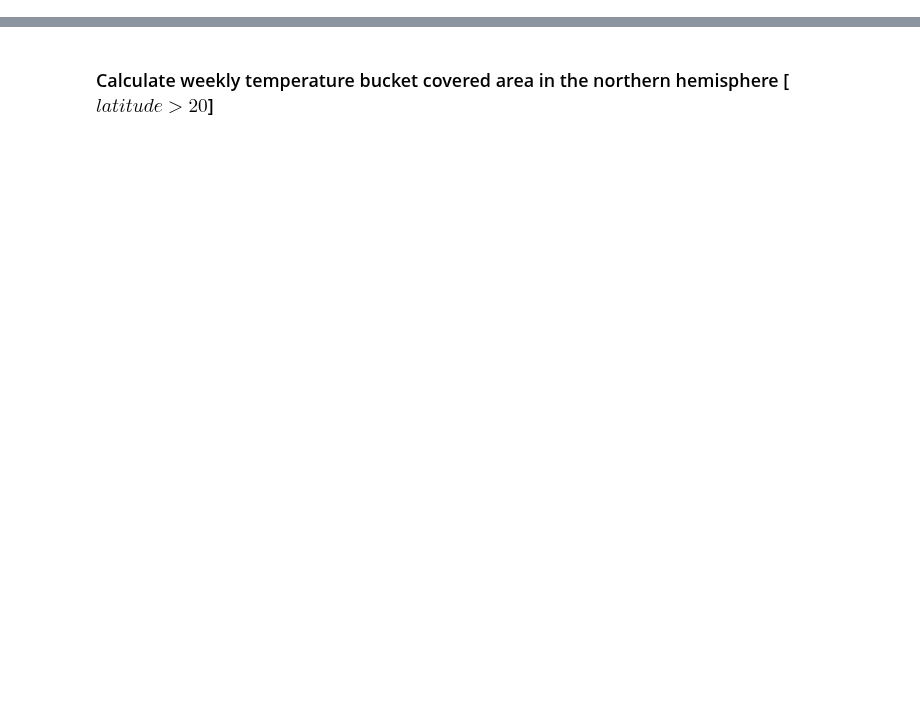
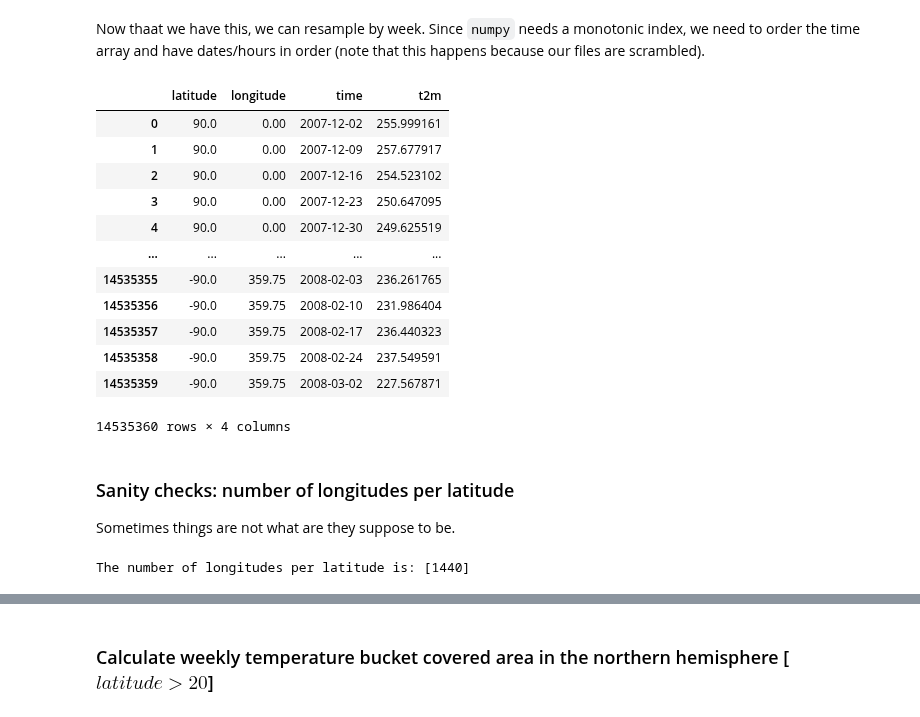
Before and after one commit to geosciences-data-practicum/reanalysis_getter, a Jupyter notebook: analysis/winter_test_alternative.ipynb, the cells around one changed output, grey strips where cells are left out. Cells and saved outputs as stored; diff of their text form; code cells hidden in the pictures; blank space fills up the shorter version.

```diff
--- a/analysis/winter_test_alternative.ipynb
+++ b/analysis/winter_test_alternative.ipynb
@@ -49,4 +41,0 @@ array([False])
-# %%
-ds_grib_12hr = xr.load_dataset('../cdsapi_requested_files/cds_dec07-feb08_12hrs.grib',
-                          engine='cfgrib')
-ds_grib_12hr
@@ -90,0 +48,11 @@ longitude_6hr.count()
+# %%
+era5_netcdf_files = Path('../cdsapi_requested_files/').rglob('*.nc')
+
+list_era_nc_files = []
+for reanalysis_month in era5_netcdf_files:
+
+    # Load and extract data
+    xarray_data = xr.load_dataset(reanalysis_month)
+    list_extracted_df.append(
+        xarray_data
+    )
@@ -90,0 +72,2 @@ longitude_6hr.count()
+# %% [markdown]
+Now thaat we have this, we can resample by week. Since `numpy` needs a monotonic index, we need to order the time array and have dates/hours in order (note that this happens because our files are scrambled).
@@ -90,0 +77,29 @@ longitude_6hr.count()
+# %%
+t_df
+# %% [output]
+|  | latitude | longitude | time | t2m |
+| 0 | 90.0 | 0.00 | 2007-12-02 | 255.999161 |
+| 1 | 90.0 | 0.00 | 2007-12-09 | 257.677917 |
+| 2 | 90.0 | 0.00 | 2007-12-16 | 254.523102 |
+| 3 | 90.0 | 0.00 | 2007-12-23 | 250.647095 |
+| 4 | 90.0 | 0.00 | 2007-12-30 | 249.625519 |
+| ... | ... | ... | ... | ... |
+| 14535355 | -90.0 | 359.75 | 2008-02-03 | 236.261765 |
+| 14535356 | -90.0 | 359.75 | 2008-02-10 | 231.986404 |
+| 14535357 | -90.0 | 359.75 | 2008-02-17 | 236.440323 |
+| 14535358 | -90.0 | 359.75 | 2008-02-24 | 237.549591 |
+| 14535359 | -90.0 | 359.75 | 2008-03-02 | 227.567871 |
+14535360 rows × 4 columns
+# %% [markdown]
+### Sanity checks: number of longitudes per latitude
+
+Sometimes things are not what are they suppose to be.
+# %%
+# Sanity check (pick either 6hr or 12hr, they have the same shape)
+# and it's named a because I have lack of imagination
+a = a[a.time == '2007-12-02']
+a_group = a.groupby(['latitude'], as_index=False).longitude.count()
+
+print(f'The number of longitudes per latitude is: {a_group.longitude.unique()}')
+# %% [output]
+The number of longitudes per latitude is: [1440]
```
Also changed, not shown: parts of 38 cells of this notebook.
